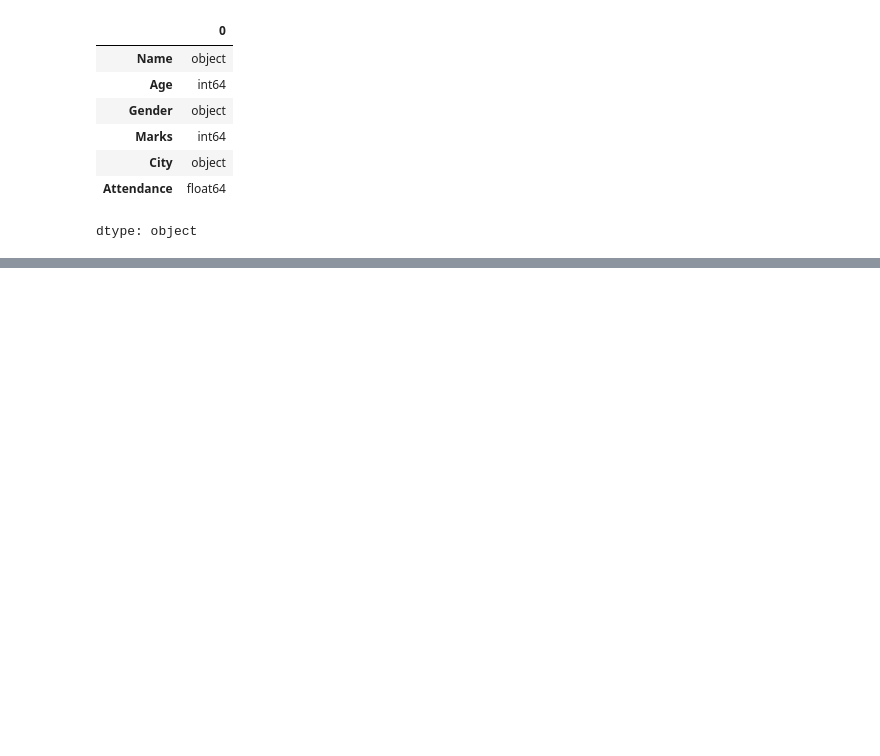
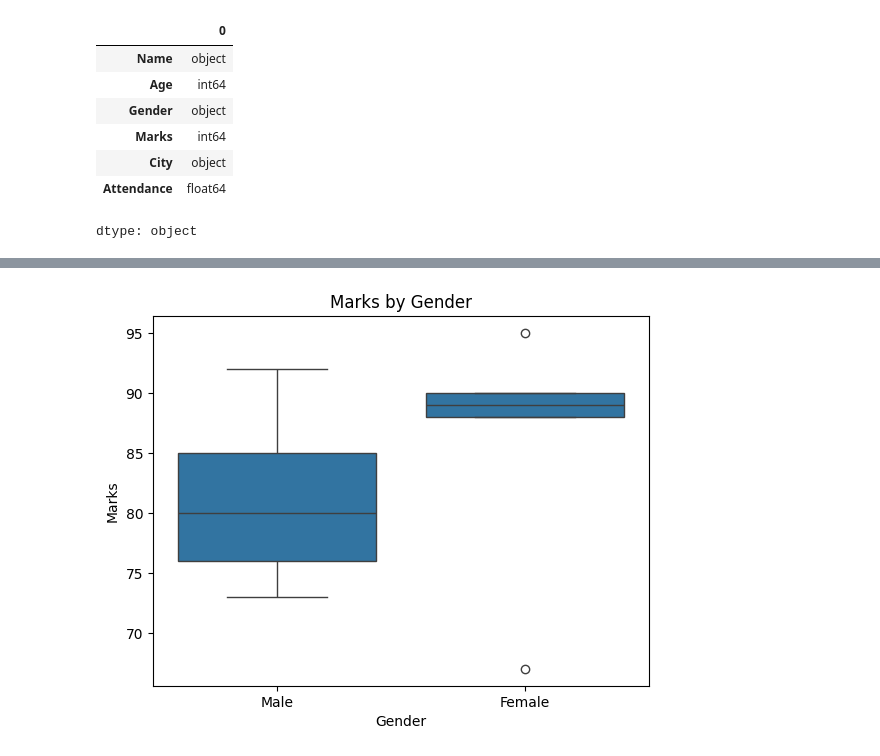
Before and after one commit to ELaNGO-02/AI-Training, a Jupyter notebook: day1Task.ipynb, the cells around one changed output, grey strips where cells are left out. Saved outputs shown, nothing was run; the diff lists cells and outputs as text; code cells hidden in the pictures; blank space fills up the shorter version.

```diff
--- a/day1Task.ipynb
+++ b/day1Task.ipynb
@@ -66,0 +155,8 @@ memory usage: 612.0+ bytes
+# %%
+sns.boxplot(x='Gender', y='Marks', data=data)
+
+plt.title("Marks by Gender")
+
+plt.show()
+# %% [output]
+[figure, added]
```
Also changed, not shown: parts of 15 cells of this notebook.
